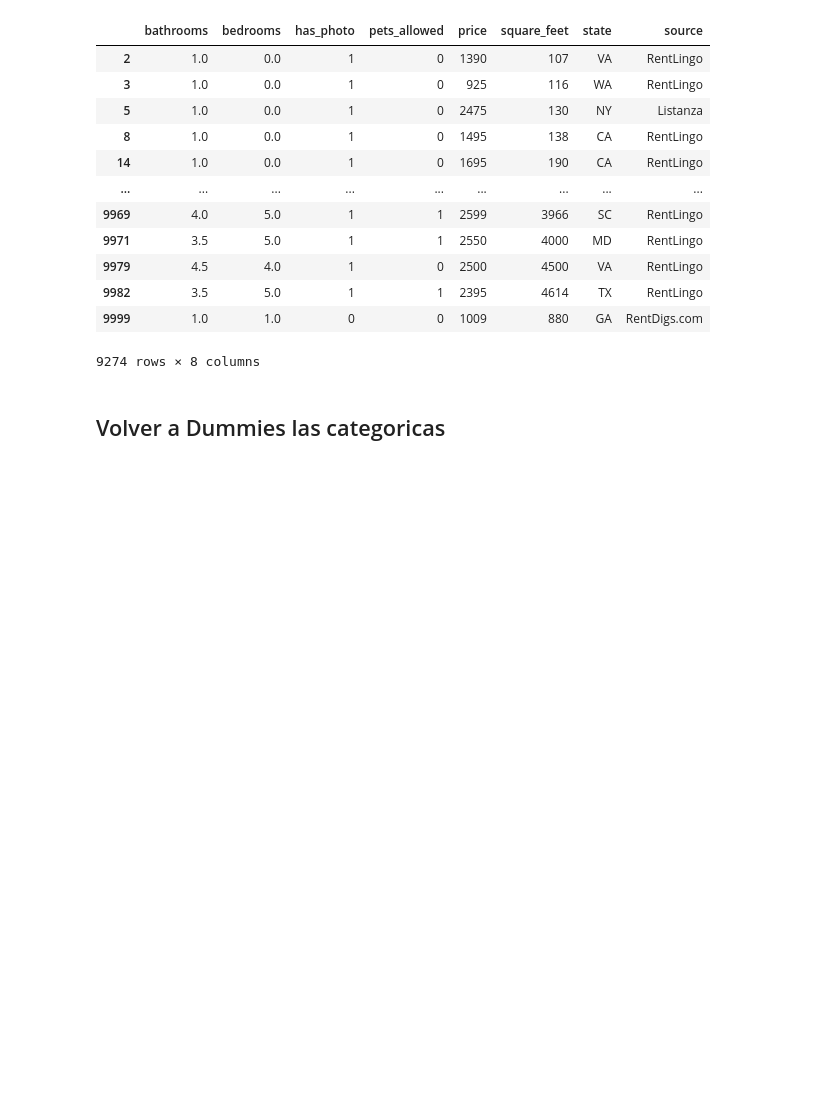
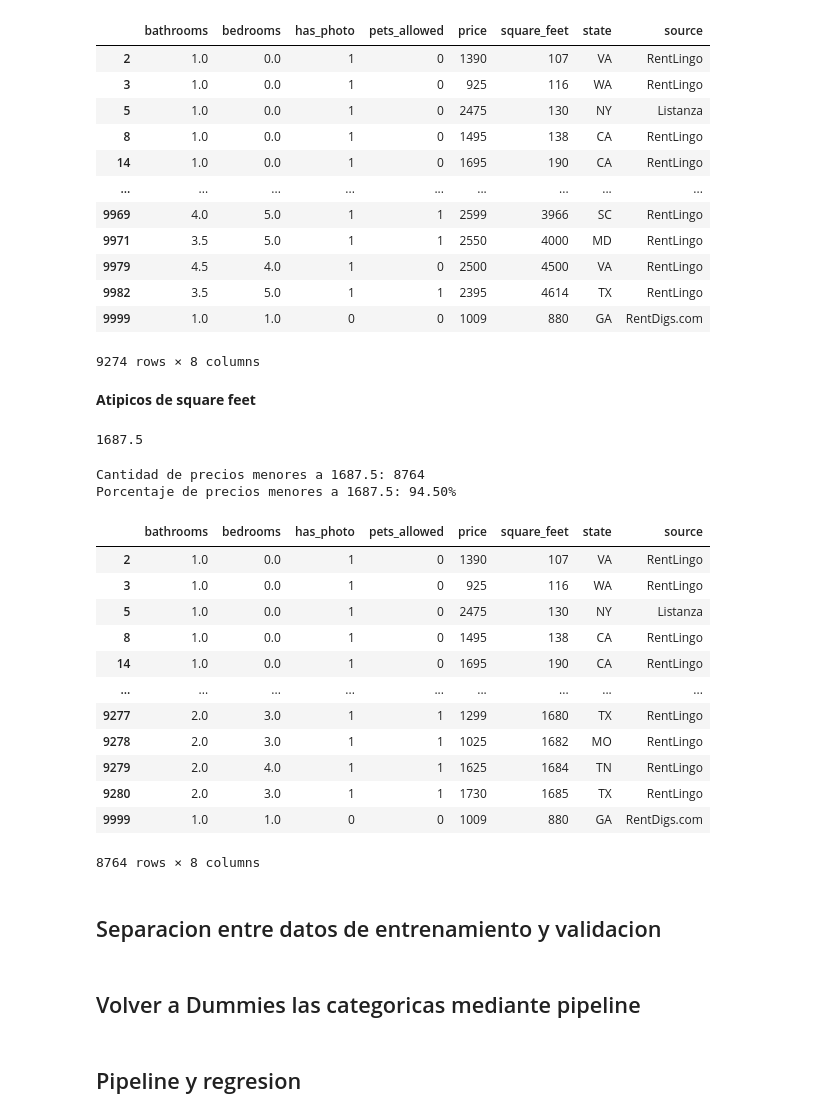
Before and after one commit to Analitica-2025-01/Proyecto-1, a Jupyter notebook: Limpieza de Datos/Limpieza.ipynb, the cells around one changed output. Drawn from its saved outputs; the diff is of its cells as text; code cells hidden in the pictures; blank space fills up the shorter version.

```diff
--- a/Limpieza de Datos/Limpieza.ipynb
+++ b/Limpieza de Datos/Limpieza.ipynb
@@ -154,3 +156,42 @@ df_regresion
 | 9982 | 3.5 | 5.0 | 1 | 1 | 2395 | 4614 | TX | RentLingo |
 | 9999 | 1.0 | 1.0 | 0 | 0 | 1009 | 880 | GA | RentDigs.com |
 9274 rows × 8 columns
+# %% [markdown]
+**Atipicos de square feet**
+# %%
+q1 = df_regresion["square_feet"].quantile(0.25)
+q3 = df_regresion["square_feet"].quantile(0.75)
+umbral = q3 + (q3 - q1) * 1.5
+umbral
+# %% [output]
+1687.5
+# %%
+cantidadRSMenoresAlUmbral = (df_regresion['square_feet'] < umbral).sum()
+porcentajeRSMenoresAlUmbral = 100 * cantidadRSMenoresAlUmbral / len(df_regresion['square_feet'])
+
+print(f'Cantidad de precios menores a {umbral}: {cantidadRSMenoresAlUmbral}')
+print(f'Porcentaje de precios menores a {umbral}: {porcentajeRSMenoresAlUmbral:.2f}%')
+# %% [output]
+Cantidad de precios menores a 1687.5: 8764
+Porcentaje de precios menores a 1687.5: 94.50%
+# %%
+df_regresion = df_regresion.loc[df_regresion['square_feet'] <= umbral]
+df_regresion = df_regresion.loc[df_regresion['square_feet'].index]
+# %%
+df_regresion
+# %% [output]
+|  | bathrooms | bedrooms | has_photo | pets_allowed | price | square_feet | state | source |
+| 2 | 1.0 | 0.0 | 1 | 0 | 1390 | 107 | VA | RentLingo |
+| 3 | 1.0 | 0.0 | 1 | 0 | 925 | 116 | WA | RentLingo |
+| 5 | 1.0 | 0.0 | 1 | 0 | 2475 | 130 | NY | Listanza |
+| 8 | 1.0 | 0.0 | 1 | 0 | 1495 | 138 | CA | RentLingo |
+| 14 | 1.0 | 0.0 | 1 | 0 | 1695 | 190 | CA | RentLingo |
+| ... | ... | ... | ... | ... | ... | ... | ... | ... |
+| 9277 | 2.0 | 3.0 | 1 | 1 | 1299 | 1680 | TX | RentLingo |
+| 9278 | 2.0 | 3.0 | 1 | 1 | 1025 | 1682 | MO | RentLingo |
+| 9279 | 2.0 | 4.0 | 1 | 1 | 1625 | 1684 | TN | RentLingo |
+| 9280 | 2.0 | 3.0 | 1 | 1 | 1730 | 1685 | TX | RentLingo |
+| 9999 | 1.0 | 1.0 | 0 | 0 | 1009 | 880 | GA | RentDigs.com |
+8764 rows × 8 columns
+# %% [markdown]
+## Separacion entre datos de entrenamiento y validacion
@@ -157,2 +207,2 @@ df_regresion
 # %% [markdown]
-## Volver a Dummies las categoricas
+## Volver a Dummies las categoricas mediante pipeline
@@ -158,0 +233,2 @@ df_regresion
+# %% [markdown]
+## Pipeline y regresion
```
Also changed, not shown: parts of 10 cells of this notebook.
